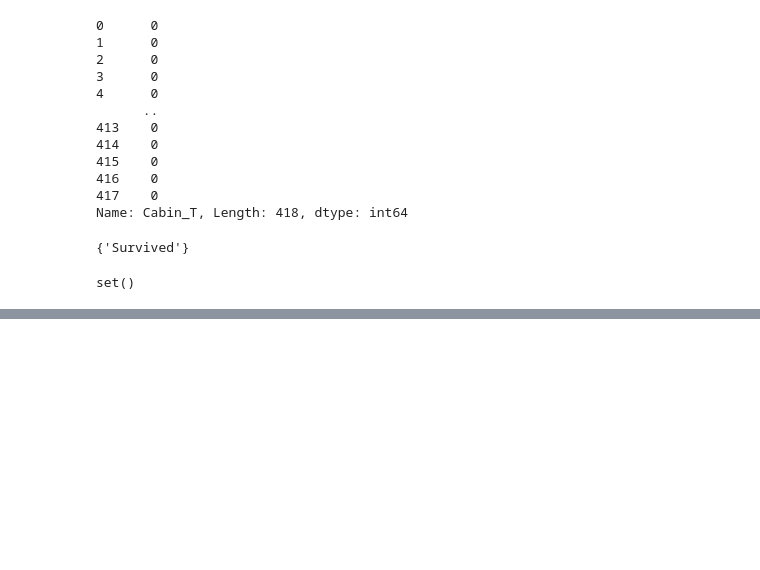
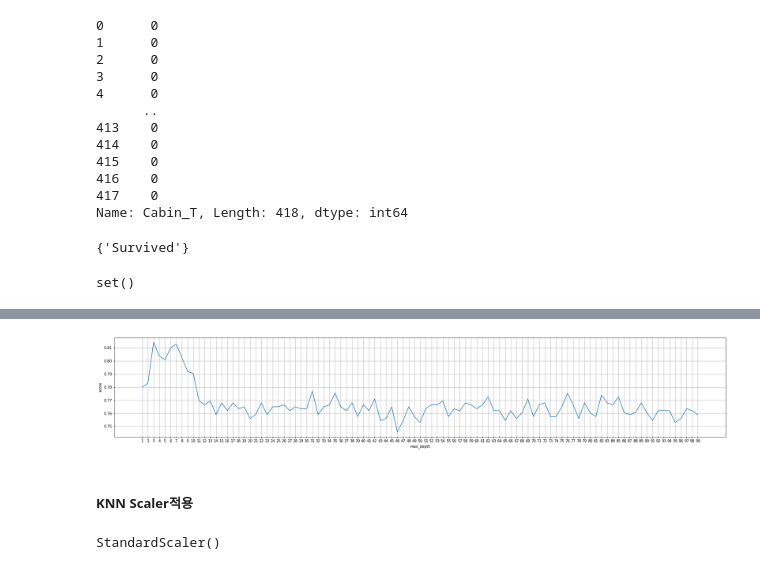
Before and after one commit to bellpe/machine-learning, a Jupyter notebook: ex04_titanic실습.ipynb, the cells around one changed output, grey strips where cells are left out. Cells and saved outputs as stored; diff of their text form; code cells hidden in the pictures; blank space fills up the shorter version.

```diff
--- a/ex04_titanic실습.ipynb
+++ b/ex04_titanic실습.ipynb
@@ -833,0 +1003,20 @@ set()
+# %%
+# DecisionTree - max_dept
+score_list = []
+
+for d in range(1, 100): # 이웃의 수(k)가 클루록 단순, 적을수록 복잡한 모델링
+    tree_model = DecisionTreeClassifier(max_depth=d) # 이웃수에 따른 모델 생성
+    tree_result = cross_val_score(tree_model, X_train, y_train, cv=5) # 교차 검증
+    score_list.append(tree_result.mean()) # 교차 검증의 평균치
+# %%
+plt.figure(figsize=(30, 5))
+plt.plot(range(1, 100), score_list)
+plt.xticks(range(1, 100))
+plt.grid()
+plt.xlabel('max_depth')
+plt.ylabel('score')
+plt.show()
+# %% [output]
+[figure, added]
+# %% [markdown]
+##### KNN Scaler적용
@@ -833,0 +1028,5 @@ set()
+# %%
+# scaler를 X_train에 맞추기
+scaler.fit(X_train)
+# %% [output]
+StandardScaler()
```
Also changed, not shown: parts of 44 cells of this notebook.
